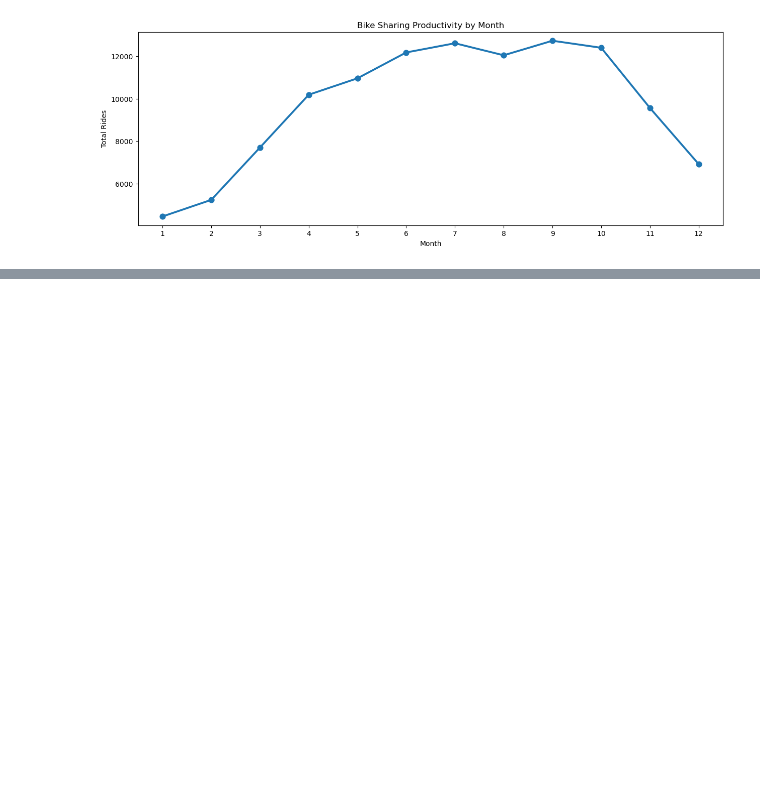
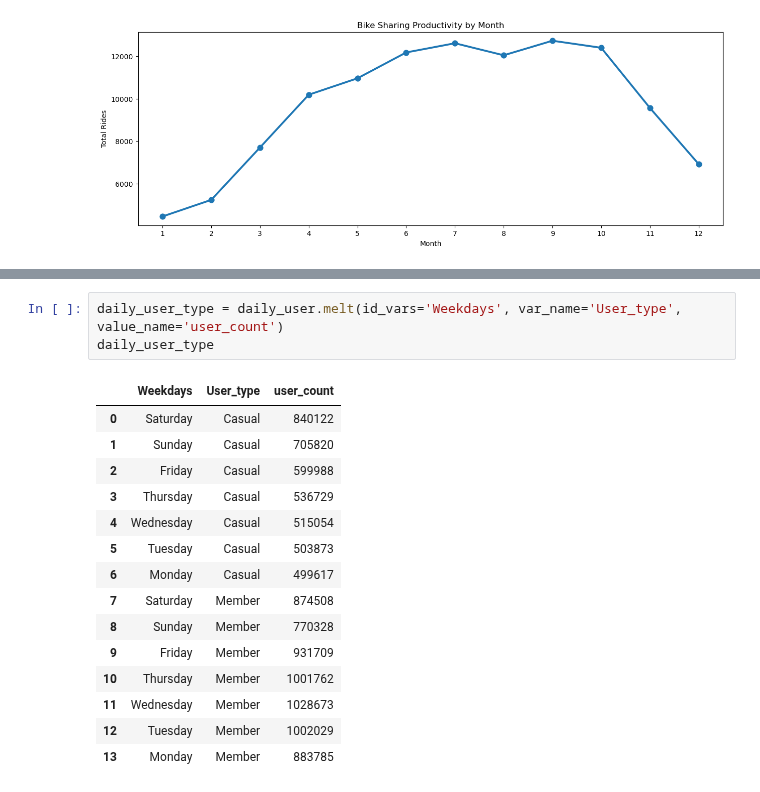
Before and after one commit to Sudha25a/Bike-project-3, a Jupyter notebook: Bike project Daily.ipynb, the cells around one changed output, grey strips where cells are left out. Saved outputs shown, nothing was run; the diff lists cells and outputs as text; blank space fills up the shorter version.

```diff
--- a/Bike project Daily.ipynb
+++ b/Bike project Daily.ipynb
@@ -329,0 +366,19 @@ plt.show()
+# %%
+daily_user_type = daily_user.melt(id_vars='Weekdays', var_name='User_type', value_name='user_count')
+daily_user_type
+# %% [output]
+|  | Weekdays | User_type | user_count |
+| 0 | Saturday | Casual | 840122 |
+| 1 | Sunday | Casual | 705820 |
+| 2 | Friday | Casual | 599988 |
+| 3 | Thursday | Casual | 536729 |
+| 4 | Wednesday | Casual | 515054 |
+| 5 | Tuesday | Casual | 503873 |
+| 6 | Monday | Casual | 499617 |
+| 7 | Saturday | Member | 874508 |
+| 8 | Sunday | Member | 770328 |
+| 9 | Friday | Member | 931709 |
+| 10 | Thursday | Member | 1001762 |
+| 11 | Wednesday | Member | 1028673 |
+| 12 | Tuesday | Member | 1002029 |
+| 13 | Monday | Member | 883785 |
```
Also changed, not shown: parts of 8 cells of this notebook, 2 other files.
